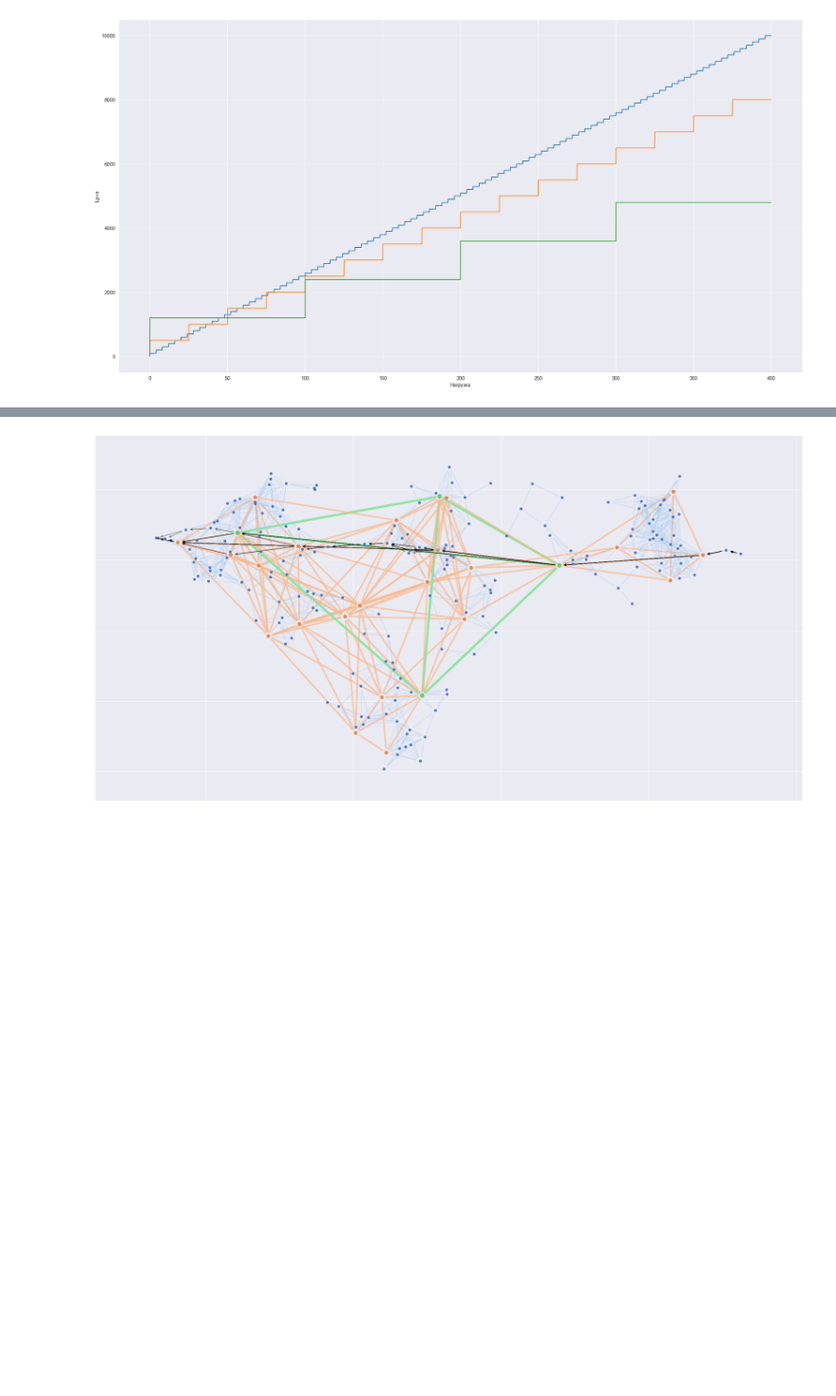
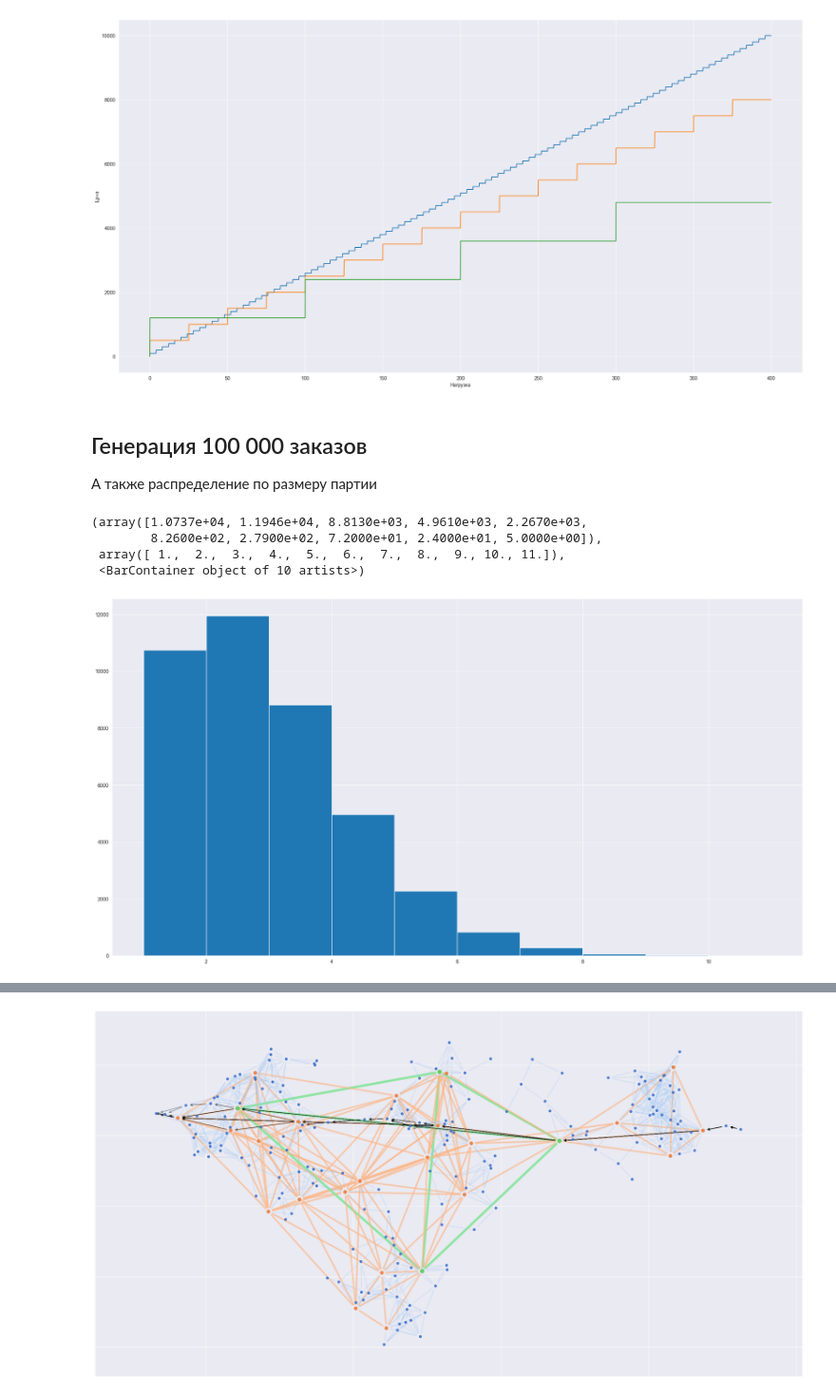
Before and after one commit to roknyazev/dp, a Jupyter notebook: genetic.ipynb, the cells around one changed output, grey strips where cells are left out. Shown at 95% size. Drawn from its saved outputs; the diff is of its cells as text; code cells hidden in the pictures; blank space fills up the shorter version.

```diff
--- a/genetic.ipynb
+++ b/genetic.ipynb
@@ -84,3 +86,27 @@ draw_price_function(1, 100, 400)
 draw_price_function(2, 100, 400)
 # %% [output]
 [figure]
+# %% [markdown]
+## Генерация 100 000 заказов
+А также распределение по размеру партии
+# %%
+import random
+from collections import Counter
+random.seed(42)
+
+orders = []
+def edges_from_path(p):
+    result = []
+    for j in range(len(p) - 1):
+        result.append((p[j], p[j + 1]))
+    return result
+
+for i in range(100000):
+    orders.append(tuple(random.sample(G.nodes(), 2)))
+plt.hist(Counter(orders).values())
+# %% [output]
+(array([1.0737e+04, 1.1946e+04, 8.8130e+03, 4.9610e+03, 2.2670e+03,
+        8.2600e+02, 2.7900e+02, 7.2000e+01, 2.4000e+01, 5.0000e+00]),
+ array([ 1.,  2.,  3.,  4.,  5.,  6.,  7.,  8.,  9., 10., 11.]),
+ <BarContainer object of 10 artists>)
+[figure, added]
```
Also changed, not shown: parts of 20 cells of this notebook, 1 other file.
